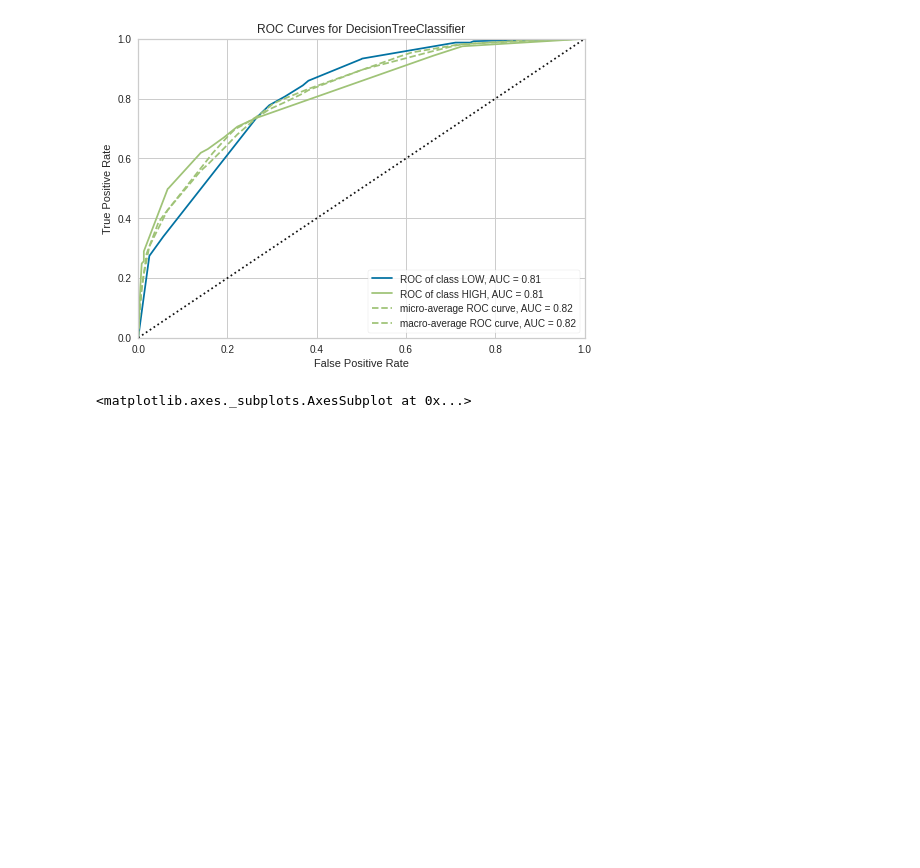
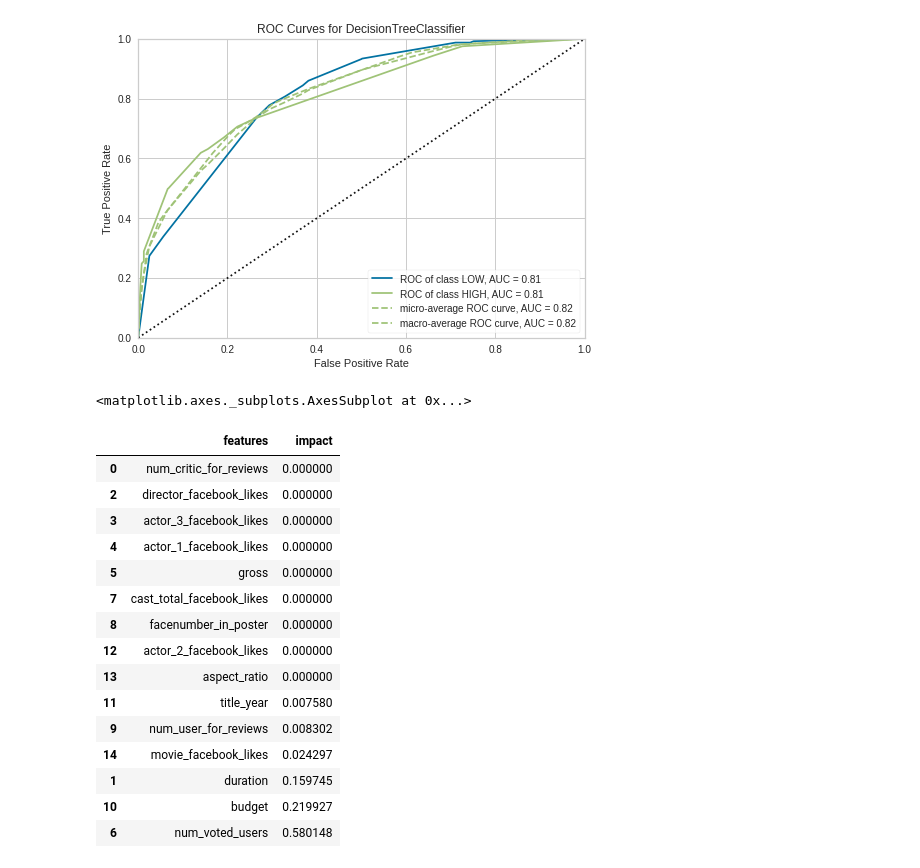
Before and after one commit to ChanyutJean/2143488-Big-Data-AI-HW, a Jupyter notebook: Lab_5.ipynb, the cells around one changed output. Saved outputs shown, nothing was run; the diff lists cells and outputs as text; code cells hidden in the pictures; blank space fills up the shorter version.

```diff
--- a/Lab_5.ipynb
+++ b/Lab_5.ipynb
@@ -220,3 +238,25 @@ visualizer.show()
 # %% [output]
 [figure]
 <matplotlib.axes._subplots.AxesSubplot at 0x...>
+# %%
+feature_impact=pd.DataFrame()
+feature_impact['features']=X_test.columns
+feature_impact['impact']=DT.feature_importances_
+feature_impact.sort_values('impact')
+# %% [output]
+|  | features | impact |
+| 0 | num_critic_for_reviews | 0.000000 |
+| 2 | director_facebook_likes | 0.000000 |
+| 3 | actor_3_facebook_likes | 0.000000 |
+| 4 | actor_1_facebook_likes | 0.000000 |
+| 5 | gross | 0.000000 |
+| 7 | cast_total_facebook_likes | 0.000000 |
+| 8 | facenumber_in_poster | 0.000000 |
+| 12 | actor_2_facebook_likes | 0.000000 |
+| 13 | aspect_ratio | 0.000000 |
+| 11 | title_year | 0.007580 |
+| 9 | num_user_for_reviews | 0.008302 |
+| 14 | movie_facebook_likes | 0.024297 |
+| 1 | duration | 0.159745 |
+| 10 | budget | 0.219927 |
+| 6 | num_voted_users | 0.580148 |
```
Also changed, not shown: parts of 4 cells of this notebook.
